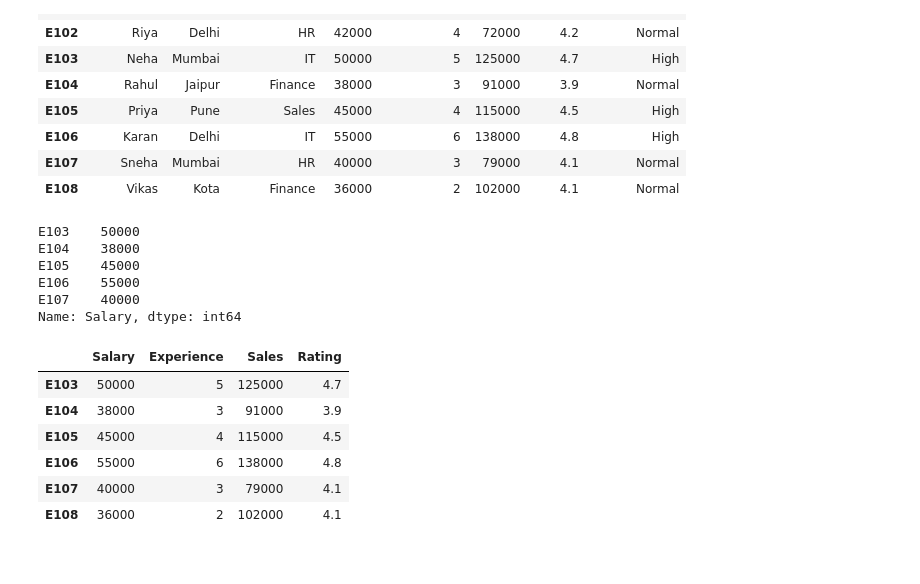
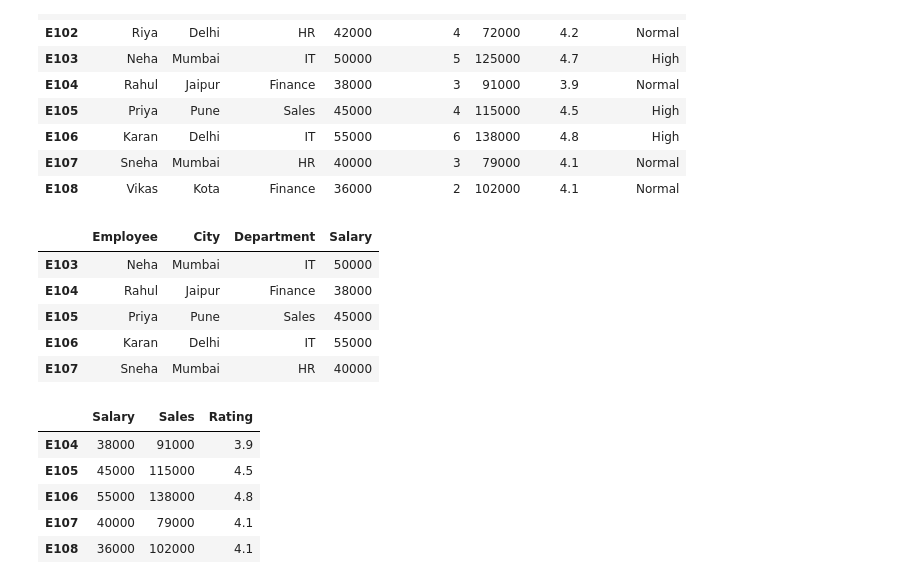
Before and after one commit to abhishekchoudhary2/python-practice, a Jupyter notebook: pandas practice sortlocilocrank.ipynb, the cells around one changed output. Drawn from its saved outputs; the diff is of its cells as text; code cells hidden in the pictures.

```diff
--- a/pandas practice sortlocilocrank.ipynb
+++ b/pandas practice sortlocilocrank.ipynb
@@ -143,22 +143,21 @@ df
 | E107 | Sneha | Mumbai | HR | 40000 | 3 | 79000 | 4.1 | Normal |
 | E108 | Vikas | Kota | Finance | 36000 | 2 | 102000 | 4.1 | Normal |
 # %%
-df.iloc[2:7,3]
+df.iloc[2:7,:4]
 # %% [output]
-E103    50000
-E104    38000
-E105    45000
-E106    55000
-E107    40000
-Name: Salary, dtype: int64
+|  | Employee | City | Department | Salary |
+| E103 | Neha | Mumbai | IT | 50000 |
+| E104 | Rahul | Jaipur | Finance | 38000 |
+| E105 | Priya | Pune | Sales | 45000 |
+| E106 | Karan | Delhi | IT | 55000 |
+| E107 | Sneha | Mumbai | HR | 40000 |
 # %%
-df.iloc [-6: , 3:7]
+df.iloc [-5:] [ [ "Salary" , "Sales" , "Rating" ] ]
 # %% [output]
-|  | Salary | Experience | Sales | Rating |
-| E103 | 50000 | 5 | 125000 | 4.7 |
-| E104 | 38000 | 3 | 91000 | 3.9 |
-| E105 | 45000 | 4 | 115000 | 4.5 |
-| E106 | 55000 | 6 | 138000 | 4.8 |
-| E107 | 40000 | 3 | 79000 | 4.1 |
-| E108 | 36000 | 2 | 102000 | 4.1 |
+|  | Salary | Sales | Rating |
+| E104 | 38000 | 91000 | 3.9 |
+| E105 | 45000 | 115000 | 4.5 |
+| E106 | 55000 | 138000 | 4.8 |
+| E107 | 40000 | 79000 | 4.1 |
+| E108 | 36000 | 102000 | 4.1 |
 # %%
```
Also changed, not shown: parts of 15 cells of this notebook.
